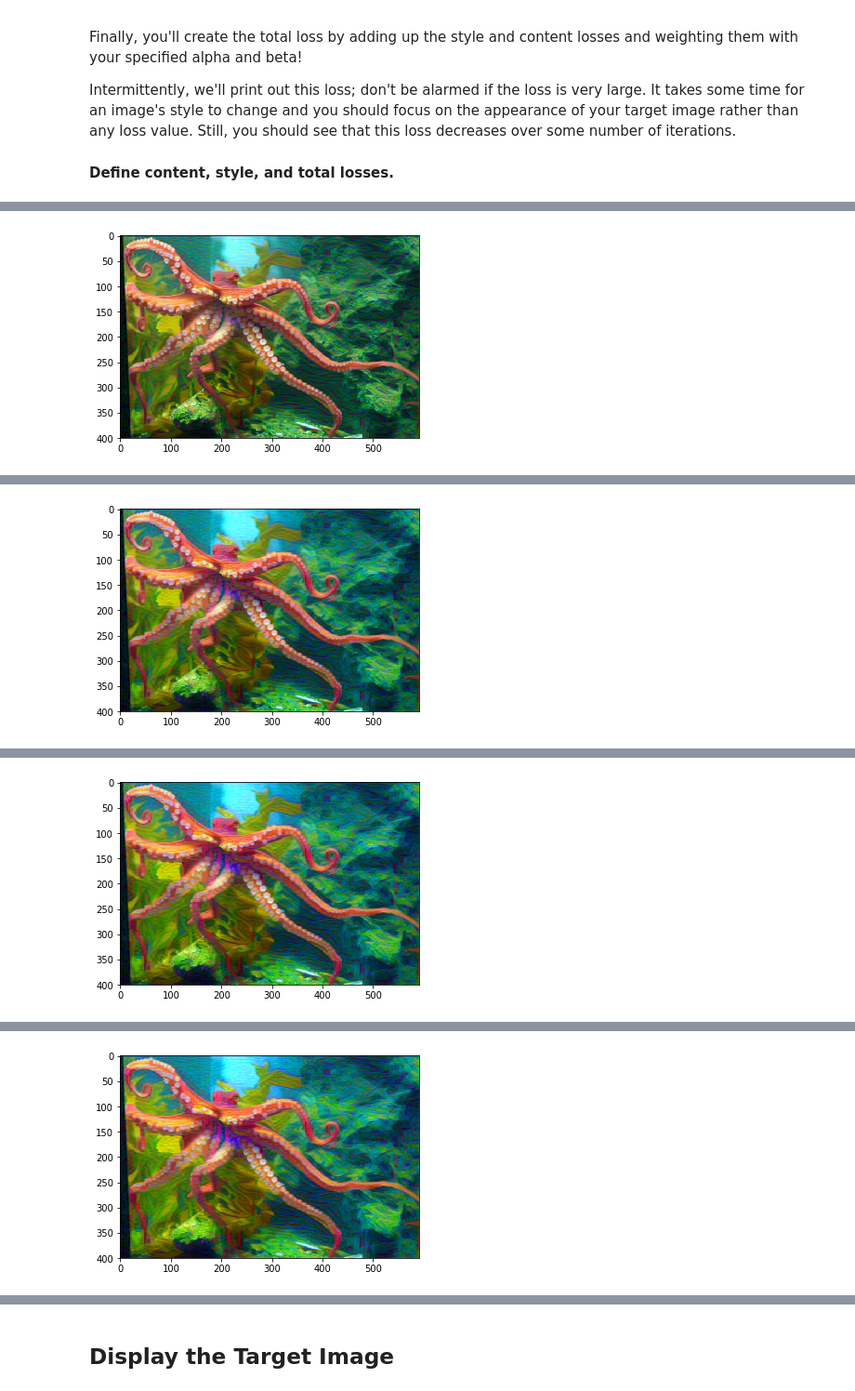
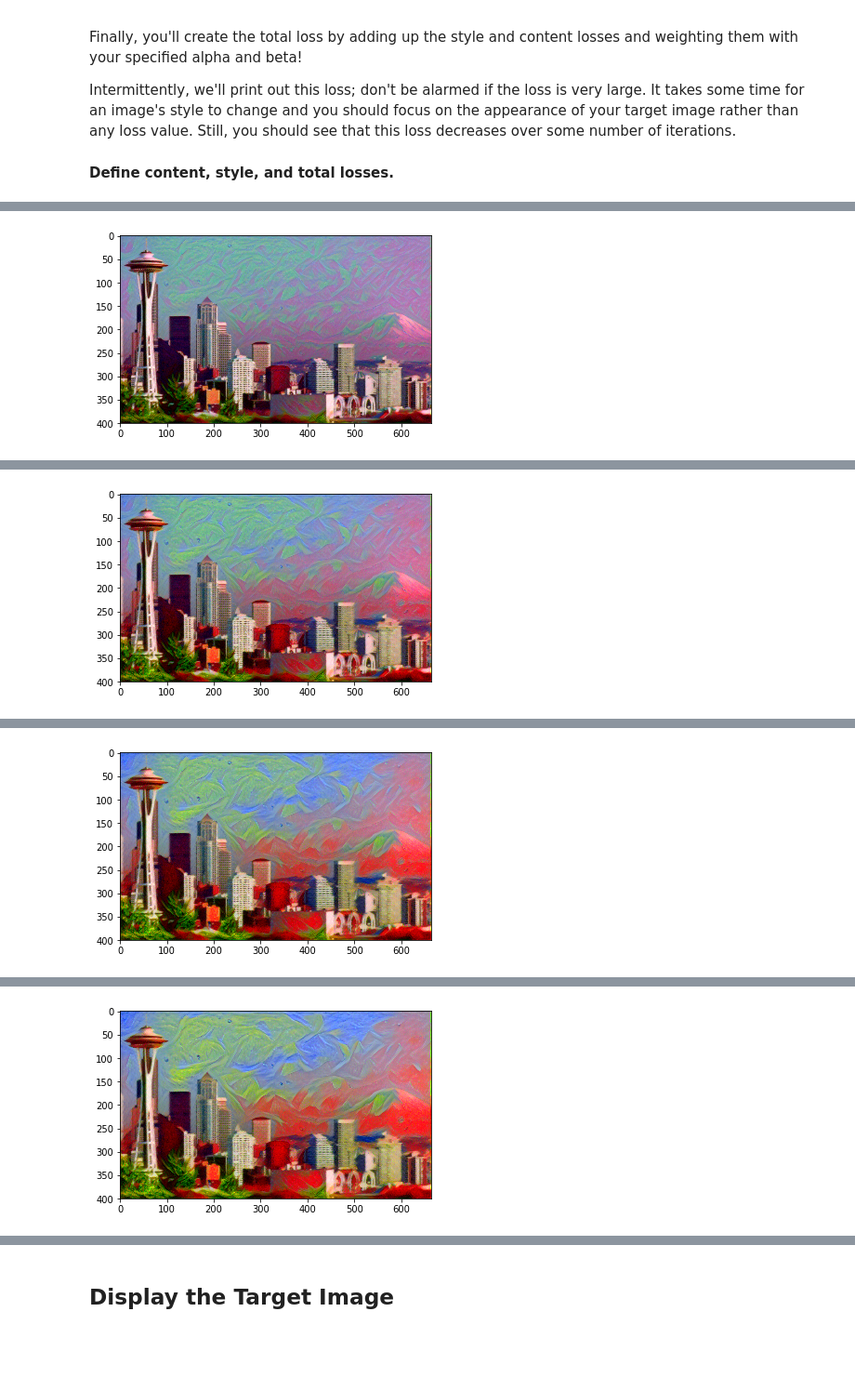
Before and after one commit to chihhoang/deep-learning-v2-pytorch, a Jupyter notebook: style-transfer/Style_Transfer_Exercise.ipynb, the cells around one changed output, grey strips where cells are left out. Shown at 93% size. Cells and saved outputs as stored; diff of their text form; code cells hidden in the pictures; blank space fills up the shorter version.

Commit message:
Try different content and style images

```diff
--- a/style-transfer/Style_Transfer_Exercise.ipynb
+++ b/style-transfer/Style_Transfer_Exercise.ipynb
@@ -104,9 +104,9 @@ def load_image(img_path, max_size=400, shape=None):
 Next, I'm loading in images by file name and forcing the style image to be the same size as the content image.
 # %%
 # load in content and style image
-content = load_image('images/octopus.jpg').to(device)
+content = load_image('images/space_needle.jpg').to(device)
 # Resize style to match content, makes code easier
-style = load_image('images/hockney.jpg', shape=content.shape[-2:]).to(device)
+style = load_image('images/kahlo.jpg', shape=content.shape[-2:]).to(device)
 # %%
 # helper function for un-normalizing an image
 # and converting it from a Tensor image to a NumPy image for display
@@ -307,7 +289,7 @@ for ii in range(1, steps+1):
         style_gram = style_grams[layer]
 
         ## Calculate the style loss for one layer, weighted appropriately
-        layer_style_loss = style_weights[layer] * torch.mean((target_gram - style_gram)**2)
+        layer_style_loss = torch.mean(style_weights[layer] * (target_gram - style_gram)**2)
 
         # add to the style loss
         style_loss += layer_style_loss / (d * h * w)
@@ -332 +314 @@ Total loss:  99499464.0
-[figure, old version]
+[figure, new version]
@@ -334 +316 @@ Total loss:  15439730.0
-[figure, old version]
+[figure, new version]
@@ -336 +318 @@ Total loss:  7465326.5
-[figure, old version]
+[figure, new version]
@@ -338 +320 @@ Total loss:  4626954.5
-[figure, old version]
+[figure, new version]
```
Also changed, not shown: parts of 4 cells of this notebook.
